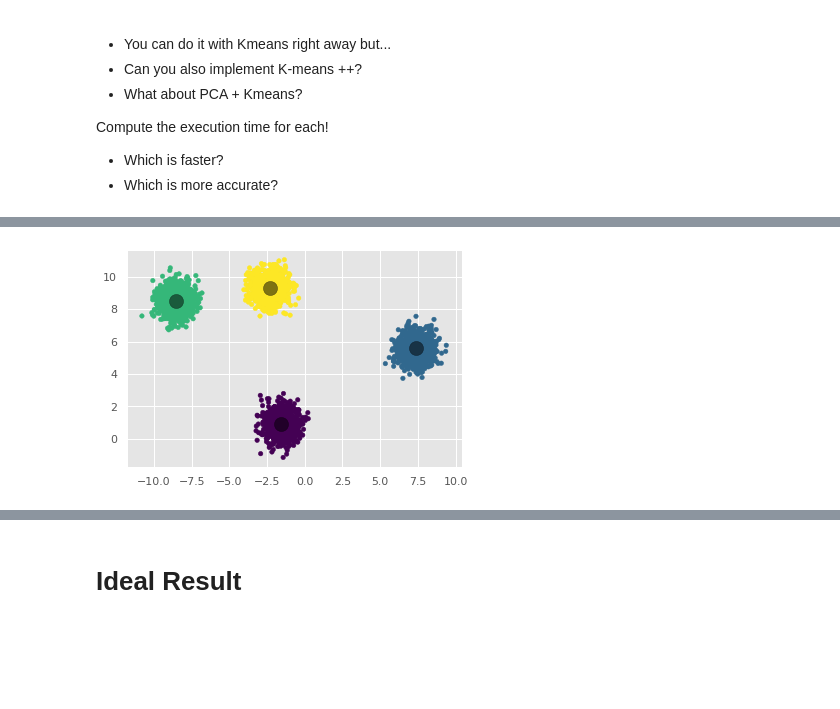
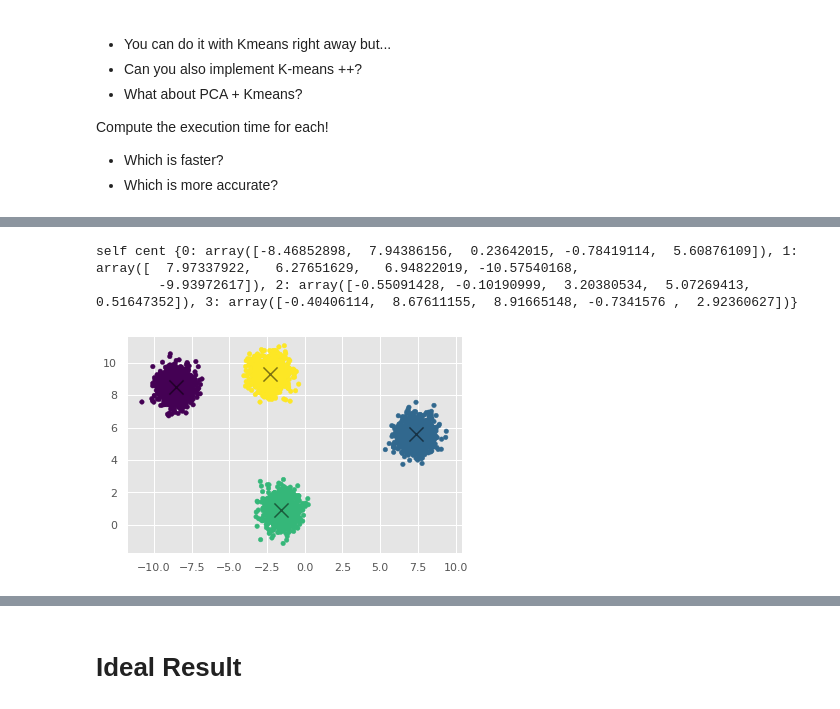
Before and after one commit to jobyid/StriveSchool, a Jupyter notebook: Machine Learning/d5_KMeans/00_KMeans_From_Scratch.ipynb, the cells around one changed output, grey strips where cells are left out. Saved outputs shown, nothing was run; the diff lists cells and outputs as text; code cells hidden in the pictures; blank space fills up the shorter version.

```diff
--- a/Machine Learning/d5_KMeans/00_KMeans_From_Scratch.ipynb
+++ b/Machine Learning/d5_KMeans/00_KMeans_From_Scratch.ipynb
@@ -136,3 +156,7 @@ class K_Means:
 					if (d == x).all():
 						clas.append(cl)
 		return clas
+# %%
+plus = K_Means(k=4, k_plus=True)
+plus.fit(X)
+plus.predict(X)
@@ -239,3 +280,15 @@ df
 Compute the execution time for each!
 - Which is faster?
 - Which is more accurate?
+# %%
+# our orginal
+scr2 = K_Means(k=4)
+scr2.fit(X)
+pr = scr2.predict(X)
+# %%
+
+plt.scatter(X[:, 0], X[:, 1], c=pr, s=20, cmap='viridis')
+
+for centroid in scr2.centroids:
+	plt.scatter(scr2.centroids[centroid][0], scr2.centroids[centroid][1],  marker = "x", c='black', s=200, alpha=0.5)
+plt.show()
@@ -242,15 +297,18 @@ Compute the execution time for each!
 # %%
-km_plus = KMeans(n_clusters=4,init='k-means++',)
+km_plus = K_Means(k=4,k_plus=True)
 km_plus.fit(X)
 y_plus_means = km_plus.predict(X)
+# %% [output]
+self cent {0: array([-8.46852898,  7.94386156,  0.23642015, -0.78419114,  5.60876109]), 1: array([  7.97337922,   6.27651629,   6.94822019, -10.57540168,
+        -9.93972617]), 2: array([-0.55091428, -0.10190999,  3.20380534,  5.07269413,  0.51647352]), 3: array([-0.40406114,  8.67611155,  8.91665148, -0.7341576 ,  2.92360627])}
 # %%
 #K Means ++
 plt.scatter(X[:, 0], X[:, 1], c=y_plus_means, s=20, cmap='viridis')
-
-centers = km_plus.cluster_centers_
-plt.scatter(centers[:, 0], centers[:, 1], c='black', s=200, alpha=0.5);
+for centroid in km_plus.centroids:
+	plt.scatter(km_plus.centroids[centroid][0], km_plus.centroids[centroid][1],  marker = "x", c='black', s=200, alpha=0.5)
+plt.show()
 # %% [output]
-[figure, old version]
+[figure, new version]
 # %%
 #Kmeans plus PCA
 pca = PCA()
```
Also changed, not shown: parts of 11 cells of this notebook.
